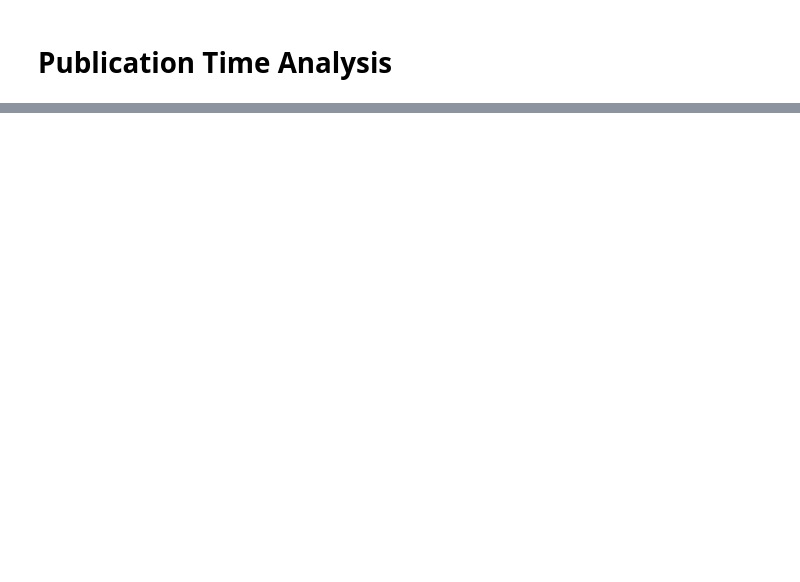
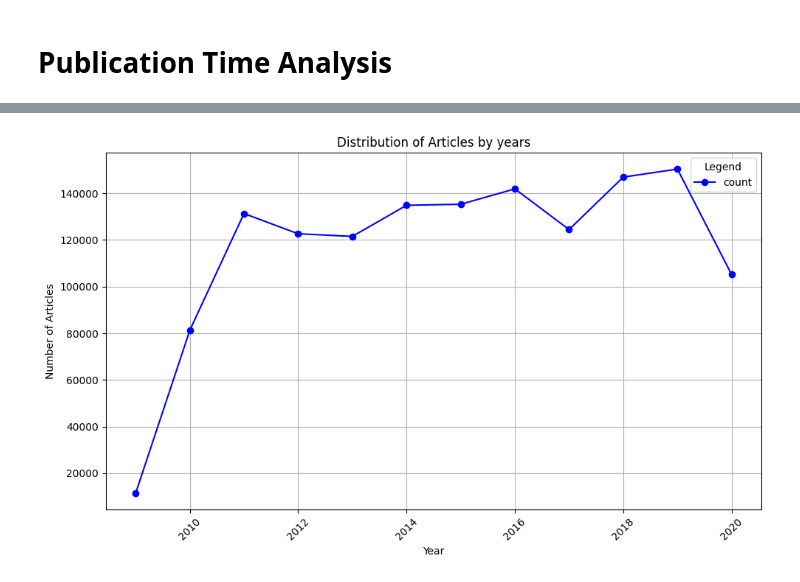
Before and after one commit to Khayo-7/10Academy-Kifiya-Week-1, a Jupyter notebook: notebooks/analyst_ratings_EDA.ipynb, the cells around one changed output, grey strips where cells are left out. Drawn from its saved outputs; the diff is of its cells as text; code cells hidden in the pictures; blank space fills up the shorter version.

Commit message:
Financial analysis for each

```diff
--- a/notebooks/analyst_ratings_EDA.ipynb
+++ b/notebooks/analyst_ratings_EDA.ipynb
@@ -81,20 +172,2 @@ unique_domains
 # %% [markdown]
 # Publication Time Analysis
-# %%
-# Convert all dates to the same timezone with UTC handling before creating the date range
-df['date'] = pd.to_datetime(df['date'], format='mixed', utc=True)
-# # Convert all dates to naive datetime objects
-# df['date'] = df['date'].dt.tz_localize(None)
-
-# Now create the date range
-date_range = pd.date_range(start=df['date'].min(), end=df['date'].max(), freq='D')
-missing_dates = date_range.difference(df['date'])
-missing_dates, df['date'].min(), df['date'].max()
-# %%
-# Analyze the publication dates to see trends over time
-df['publication_year'] = df['date'].dt.year
-df['publication_month'] = df['date'].dt.month
-df['publication_day'] = df['date'].dt.day
-df['publication_weekday'] = df['date'].dt.dayofweek
-df['publication_weekday_name'] = df['date'].dt.day_name()
-df['publication_hour'] = df['date'].dt.hour
@@ -233,7 +173,0 @@ articles_per_hour
-# %%
-# Extract year and month from the date
-df['year_month'] = df['date'].dt.to_period('M')
-
-# Group by year and month to get the count of articles published monthly each year
-publication_counts = df.groupby('year_month').size()
-publication_counts
@@ -252,0 +174,10 @@ spikes
+# %%
+# Publication Time Analysis
+pub_df = column_time_analysis(df, column_name='publication', date_column='date')
+
+articles_per_year = get_column_counts(pub_df['publication_year'], 'Articles') # Articles per Year
+articles_per_month = get_column_counts(pub_df['publication_month'], 'Articles') # Articles per Month
+articles_per_day = get_column_counts(pub_df['publication_day'], 'Articles') # Articles per Day
+articles_per_weekday = get_column_counts(pub_df['publication_weekday'], 'Articles') # Articles per Day of the Week
+articles_per_weekday_name = get_column_counts(pub_df['publication_weekday_name'], 'Articles') # Articles per Day of the Week namely
+articles_per_hour = get_column_counts(pub_df['publication_hour'], 'Articles') # Articles per Hour
@@ -252,0 +201,5 @@ spikes
+# %%
+# Distribution of articles by years
+plot_dataframe(articles_per_year, 'Distribution of Articles by years', 'Year', 'Number of Articles', color='blue')
+# %% [output]
+[figure, added]
```
Also changed, not shown: parts of 55 cells of this notebook, 22 other files.
